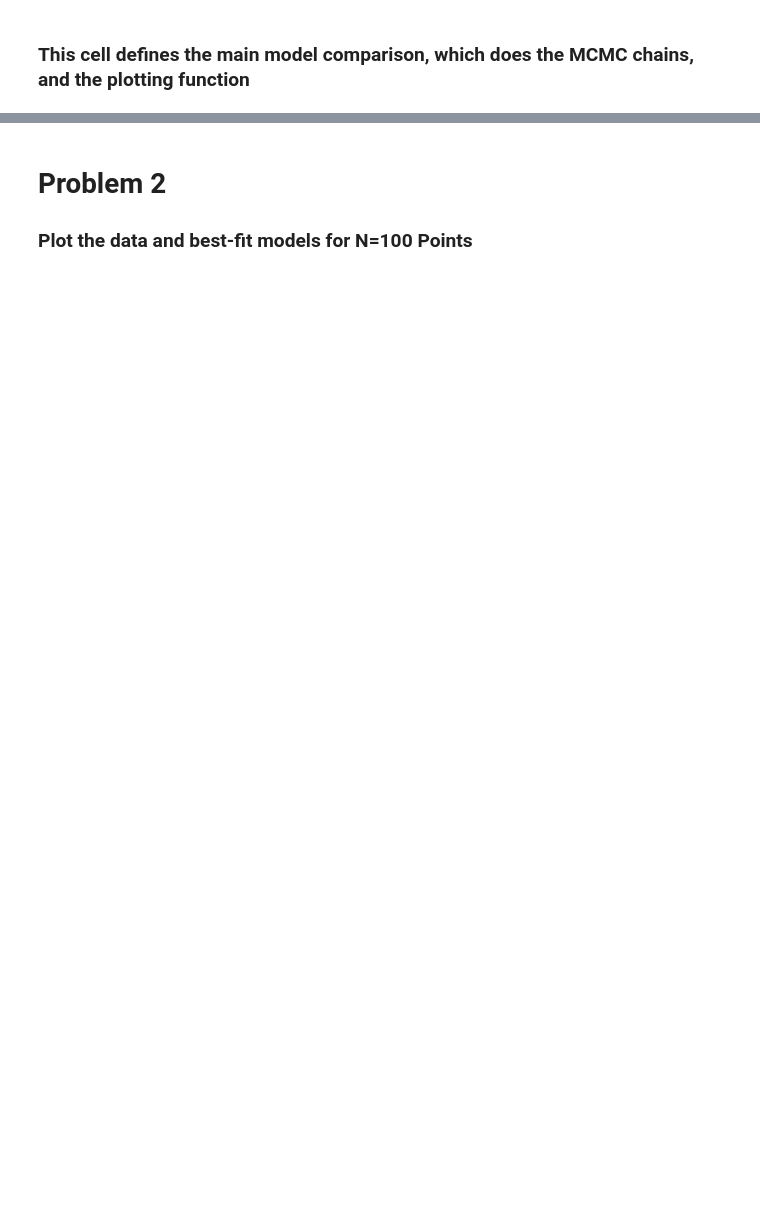
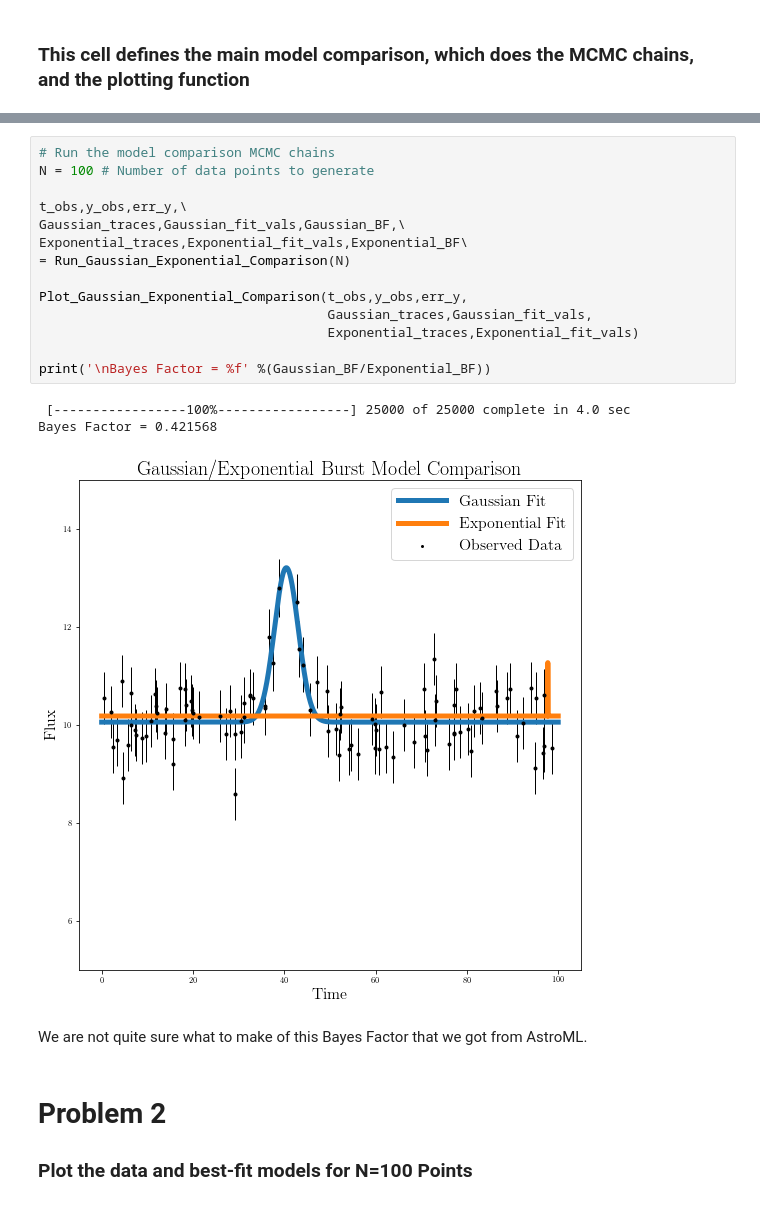
Before and after one commit to dirac-institute/uw-astr598-w18, a Jupyter notebook: homeworks/group2/HW_3/HW3_group2.ipynb, the cells around one changed output, grey strips where cells are left out. Drawn from its saved outputs; the diff is of its cells as text; blank space fills up the shorter version.

```diff
--- a/homeworks/group2/HW_3/HW3_group2.ipynb
+++ b/homeworks/group2/HW_3/HW3_group2.ipynb
@@ -206,3 +253,23 @@ def Plot_Gaussian_Exponential_Comparison(t_obs,y_obs,err_y,
+# %%
+# Run the model comparison MCMC chains
+N = 100 # Number of data points to generate
+
+t_obs,y_obs,err_y,\
+Gaussian_traces,Gaussian_fit_vals,Gaussian_BF,\
+Exponential_traces,Exponential_fit_vals,Exponential_BF\
+= Run_Gaussian_Exponential_Comparison(N)
+
+Plot_Gaussian_Exponential_Comparison(t_obs,y_obs,err_y,
+                                     Gaussian_traces,Gaussian_fit_vals,
+                                     Exponential_traces,Exponential_fit_vals)
+
+print('\nBayes Factor = %f' %(Gaussian_BF/Exponential_BF))
+# %% [output]
+ [-----------------100%-----------------] 25000 of 25000 complete in 4.0 sec
+Bayes Factor = 0.421568
+[figure, added]
+# %% [markdown]
+We are not quite sure what to make of this Bayes Factor that we got from AstroML.
 # %% [markdown]
 # Problem 2
 ### Plot the data and best-fit models for N=100 Points
```
Also changed, not shown: parts of 10 cells of this notebook.
